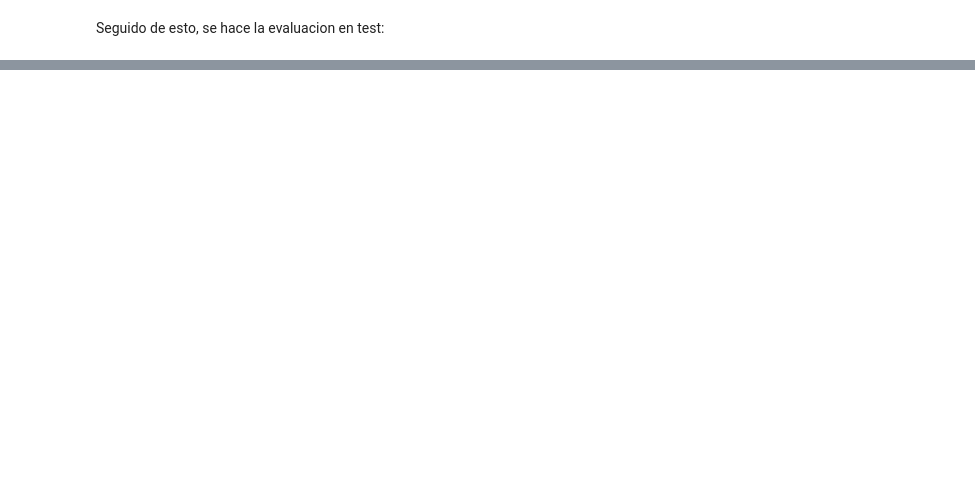
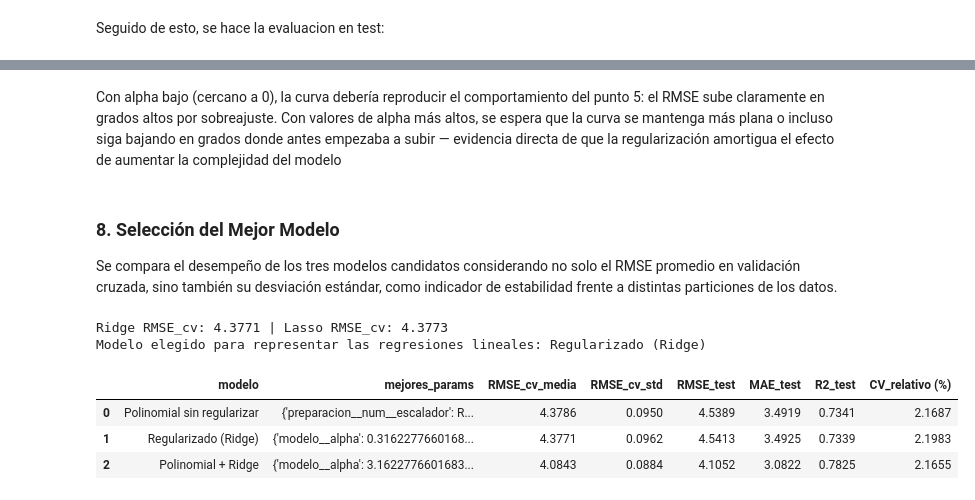
Before and after one commit to mzambranob/Fork-MaterialDeClase-ISIS-2611, a Jupyter notebook: 202620/Laboratorios/L2/laboratorio_2.ipynb, the cells around one changed output, grey strips where cells are left out. Cells and saved outputs as stored; diff of their text form; code cells hidden in the pictures; blank space fills up the shorter version.

```diff
--- a/202620/Laboratorios/L2/laboratorio_2.ipynb
+++ b/202620/Laboratorios/L2/laboratorio_2.ipynb
@@ -514,0 +919,57 @@ print(f"  R²:   {r2_test:.4f}")
+# %% [markdown]
+Con alpha bajo (cercano a 0), la curva debería reproducir el comportamiento del
+punto 5: el RMSE sube claramente en grados altos por sobreajuste. Con valores de
+alpha más altos, se espera que la curva se mantenga más plana o incluso siga
+bajando en grados donde antes empezaba a subir — evidencia directa de que la
+regularización amortigua el efecto de aumentar la complejidad del modelo
+# %% [markdown]
+### 8. Selección del Mejor Modelo
+
+Se compara el desempeño de los tres modelos candidatos considerando no solo el RMSE
+promedio en validación cruzada, sino también su desviación estándar, como indicador
+de estabilidad frente a distintas particiones de los datos.
+# %%
+def resumen_cv(busqueda, nombre):
+    resultados = pd.DataFrame(busqueda.cv_results_)
+    fila_mejor = resultados.loc[busqueda.best_index_]
+    pred_test = busqueda.best_estimator_.predict(X_test)
+    return {
+        "modelo": nombre,
+        "mejores_params": busqueda.best_params_,
+        "RMSE_cv_media": -fila_mejor["mean_test_RMSE"],
+        "RMSE_cv_std": fila_mejor["std_test_RMSE"],
+        "RMSE_test": np.sqrt(mean_squared_error(y_test, pred_test)),
+        "MAE_test": mean_absolute_error(y_test, pred_test),
+        "R2_test": r2_score(y_test, pred_test),
+    }
+
+rmse_ridge = -busqueda_ridge.best_score_
+rmse_lasso = -busqueda_lasso.best_score_
+
+if rmse_ridge <= rmse_lasso:
+    mejor_punto, nombre_punto = busqueda_ridge, "Regularizado (Ridge)"
+else:
+    mejor_punto, nombre_punto = busqueda_lasso, "Regularizado (Lasso)"
+
+print(f"Ridge RMSE_cv: {rmse_ridge:.4f} | Lasso RMSE_cv: {rmse_lasso:.4f}")
+print(f"Modelo elegido para representar las regresiones lineales: {nombre_punto}")
+# %% [output]
+Ridge RMSE_cv: 4.3771 | Lasso RMSE_cv: 4.3773
+Modelo elegido para representar las regresiones lineales: Regularizado (Ridge)
+# %%
+comparacion_final = pd.DataFrame([
+    resumen_cv(busqueda_polinomial,      "Polinomial sin regularizar"),
+    resumen_cv(mejor_punto,             nombre_punto),
+    resumen_cv(busqueda_polireg_ridge,   "Polinomial + Ridge"),
+])
+
+comparacion_final["CV_relativo (%)"] = (
+    comparacion_final["RMSE_cv_std"] / comparacion_final["RMSE_cv_media"] * 100
+)
+
+display(comparacion_final.round(4))
+# %% [output]
+|  | modelo | mejores_params | RMSE_cv_media | RMSE_cv_std | RMSE_test | MAE_test | R2_test | CV_relativo (%) |
+| 0 | Polinomial sin regularizar | {'preparacion__num__escalador': R... | 4.3786 | 0.0950 | 4.5389 | 3.4919 | 0.7341 | 2.1687 |
+| 1 | Regularizado (Ridge) | {'modelo__alpha': 0.3162277660168... | 4.3771 | 0.0962 | 4.5413 | 3.4925 | 0.7339 | 2.1983 |
+| 2 | Polinomial + Ridge | {'modelo__alpha': 3.1622776601683... | 4.0843 | 0.0884 | 4.1052 | 3.0822 | 0.7825 | 2.1655 |
```
Also changed, not shown: parts of 46 cells of this notebook.
